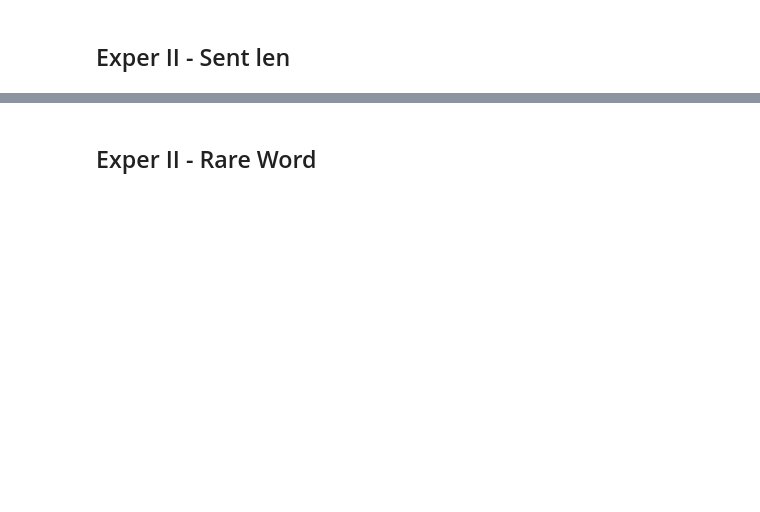
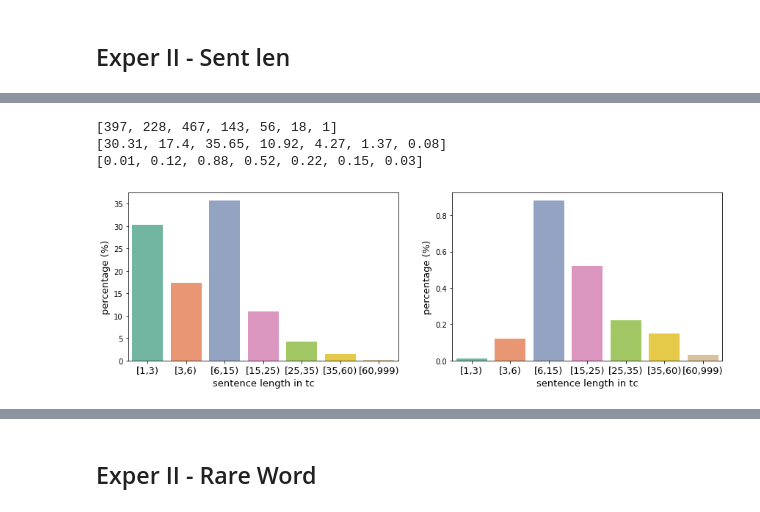
Before and after one commit to ixiaopan/NER_Tagger, a Jupyter notebook: corpus_profile.ipynb, the cells around one changed output, grey strips where cells are left out. Drawn from its saved outputs; the diff is of its cells as text; code cells hidden in the pictures; blank space fills up the shorter version.

```diff
--- a/corpus_profile.ipynb
+++ b/corpus_profile.ipynb
@@ -84,0 +140,7 @@ test_counts_sent_len()
+# %%
+test_counts_sent_len('tc')
+# %% [output]
+[397, 228, 467, 143, 56, 18, 1]
+[30.31, 17.4, 35.65, 10.92, 4.27, 1.37, 0.08]
+[0.01, 0.12, 0.88, 0.52, 0.22, 0.15, 0.03]
+[figure, added]
```
Also changed, not shown: parts of 60 cells of this notebook, 7 other files.
